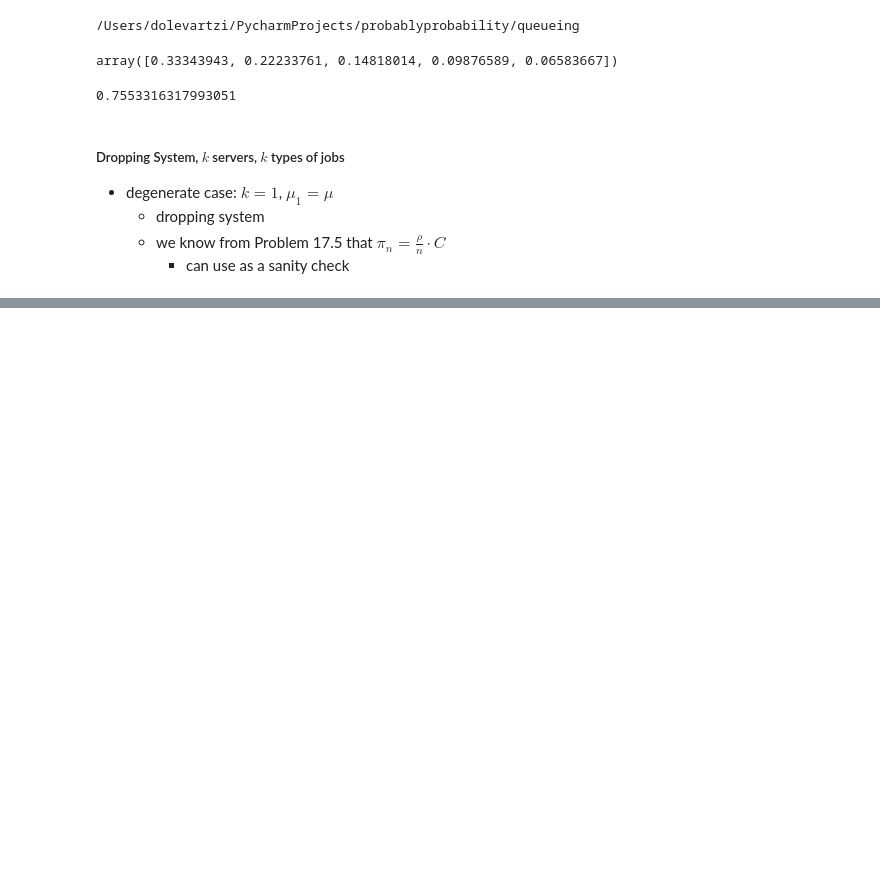
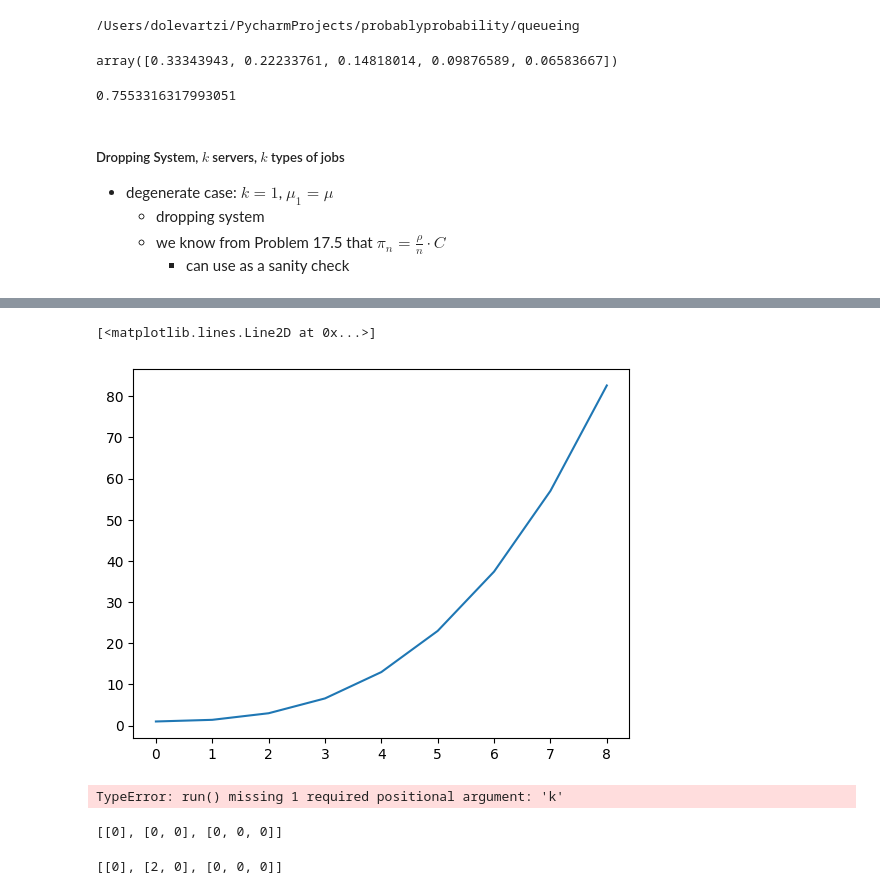
Before and after one commit to DolevArtzi/probably-probability, a Jupyter notebook: queueing/dropping_system.ipynb, the cells around one changed output, grey strips where cells are left out. Drawn from its saved outputs; the diff is of its cells as text; code cells hidden in the pictures; blank space fills up the shorter version.

```diff
--- a/queueing/dropping_system.ipynb
+++ b/queueing/dropping_system.ipynb
@@ -254,0 +511,66 @@ print(f'Average Ratio:{np.mean(a)}')
+# %%
+plt.plot(xs,xs2)
+# %% [output]
+[<matplotlib.lines.Line2D at 0x...>]
+[figure, added]
+# %%
+def run(k):
+    t = 0
+    N = 0
+    t_complete = float('inf')
+    t_arrive = gen_arrival()
+    arrivals = 0
+    t_100k = 0
+    to_depart = 1
+    D = []
+    for i in range(1,k+1):
+        D.append([0] * i)
+    while True:
+        #job completes next
+        if t_complete < t_arrive:
+            t += t_complete
+            N -= 1
+            if t_100k:
+                to_depart -= 1
+            if t_100k and not to_depart:
+                return t-t_100k,N
+            t_arrive -= t_complete
+            t_complete = gen_jobsize() if N > 0 else float('inf')
+        #job arrives next
+        else:
+            t += t_arrive
+            N += 1
+            t_complete -= t_arrive
+            if N==1 and t_complete == float('inf'):
+                t_complete = gen_jobsize()
+            t_arrive = gen_arrival()
+            arrivals += 1
+            if arrivals == 100_000:
+                t_100k = t
+                to_depart = N
+import multiprocessing
+ts,Ns = [],[]
+n = 10000
+for _ in tqdm(range(n)):
+    T,Nf = run()
+    ts.append(T)
+    Ns.append(Nf)
+avg_T, avg_N = sum(ts)/n, sum(Ns)/n
+print(f'Average T of 100kth job: {avg_T}')
+print(f'Average N at 100kth job: {avg_N}')
+print(f'λT: {λ * avg_T}')
+# %% [output]
+TypeError: run() missing 1 required positional argument: 'k'
+# %%
+D = []
+k = 3
+for i in range(1,k+1):
+    D.append([0] * i)
+D
+# %% [output]
+[[0], [0, 0], [0, 0, 0]]
+# %%
+D[1][0] += 1
+D
+# %% [output]
+[[0], [2, 0], [0, 0, 0]]
```
Also changed, not shown: parts of 23 cells of this notebook.
